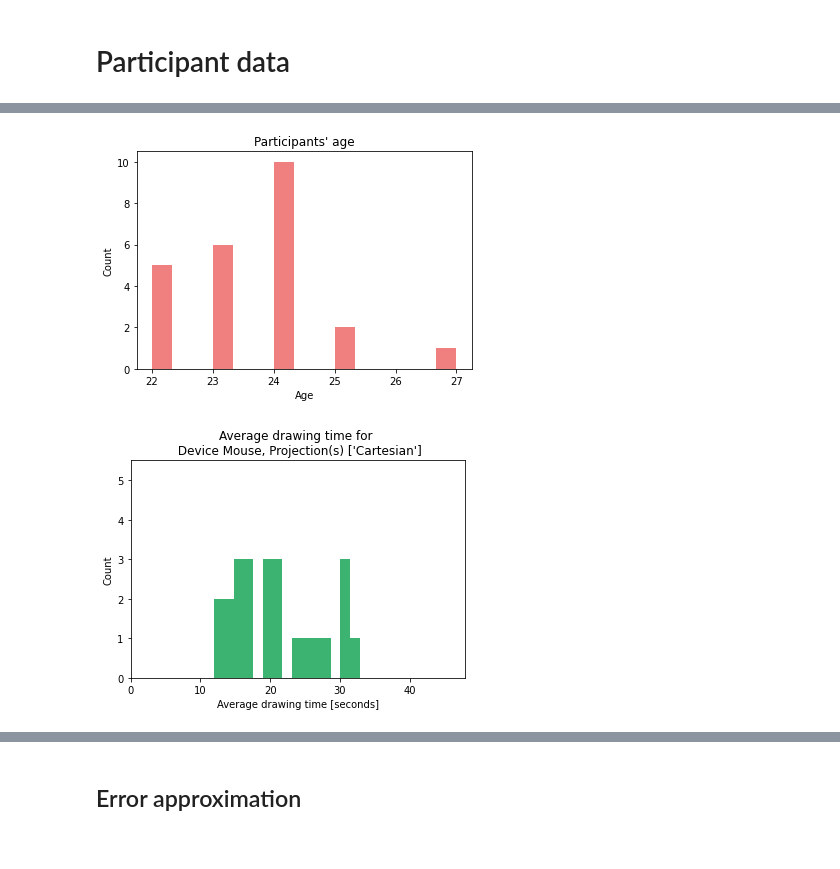
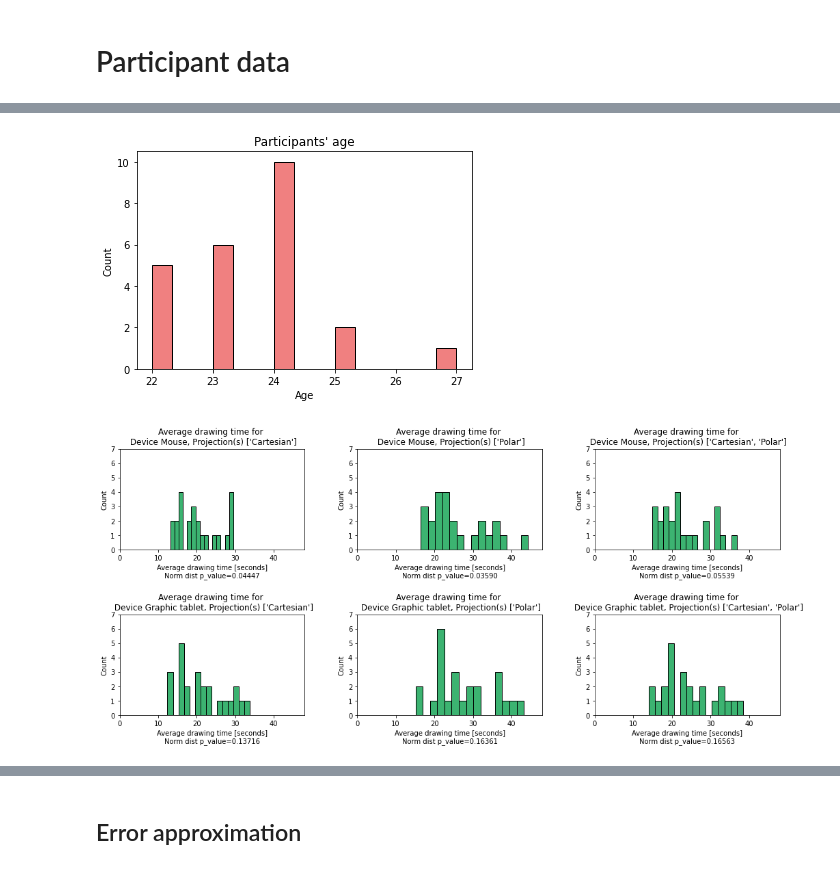
Before and after one commit to ivanazuzic/Efficiency-of-dragging-gestures, a Jupyter notebook: analysis/Analysis - Izborni projekt.ipynb, the cells around one changed output, grey strips where cells are left out. Drawn from its saved outputs; the diff is of its cells as text; code cells hidden in the pictures.

```diff
--- a/analysis/Analysis - Izborni projekt.ipynb
+++ b/analysis/Analysis - Izborni projekt.ipynb
@@ -187,17 +212,24 @@ def getAvgForFunc(projection, funcId, device, experimentMode = 0, data=df):
 
     return avg
 
-def getAvgsByFilter(projections, funcIds, devices, experimentModes, data=df):
+def getAvgsByFilter(projections, funcIds, devices, experimentModes, iodName=iodModelName, data=df):
     times = []
+    iods = []
     for experimentMode in experimentModes:
         for device in devices:
             for projection in projections:
                 for funcId in funcIds:
-                    avg = getAvgForFunc(projection, funcId, device, experimentMode, data)
+                    avg = getAvgForFunc(projection, funcId, device, experimentMode, data=data)
                     times.append(avg)
-    return times
+                    iods.append(getIodForFunc(projection, experimentMode, funcId, iodName))
+                    # use this if you want to get ALL drawing times paired with iods
+                    # avg = getAllDrawingTimesForFunc(projection, funcId, device, experimentMode, data)
+                    # times.extend(avg)
+                    # iods.extend([getIodForFunc(projection, experimentMode, funcId)] * len(avg))
 
-MAX_AVG_DRAW_TIME = round(max(getAvgsByFilter(PROJECTIONS, FUNC_IDS, DEVICES, TEST_MODES)))
+    return times, iods
+
+MAX_AVG_DRAW_TIME = round(max(getAvgsByFilter(PROJECTIONS, FUNC_IDS, DEVICES, TEST_MODES, "kappa")[0]))
 MAX_AVG_DRAW_TIME += 0.2 * MAX_AVG_DRAW_TIME
 
 # for mode in TEST_MODES:
@@ -312,8 +564,8 @@ def validateRegressionModel(reg, projections, experimentModes, device):
 # %%
 for projections in [["Cartesian"], ["Polar"], PROJECTIONS]:
     for device in DEVICES:
-        reg = getRegressionModel(projections, [0], device)
-        validateRegressionModel(reg, projections, [1], device)
+        trainRegressionModelThenValidate(projections, device)
+
 
         #reg2 = getRegressionModel(projections, [0, 1], device)
         # test the residuals as shown here: https://jeffmacaluso.github.io/post/LinearRegressionAssumptions/
@@ -368,7 +703,7 @@ for participant in participants:
     ages.append(age)
 
 plt.figure()
-plt.hist(ages, color="lightcoral", bins=15)
+plt.hist(ages, color="lightcoral", bins=15, edgecolor="black")
 plt.ylabel("Count")
 plt.xlabel("Age")
 plt.title("Participants' age")
@@ -397,36 +732,61 @@ print("Percentage of expert graphic tablet participants",
 
 print("\n ::::")
 print("Average drawing times")
+
+# Anderson-Darling test for normal distribution unknown mean and variance.
+def isDataNormallyDistributed(data, p_value_thresh=0.05):
+    p_value = normal_ad(data)[1]
+    print('p-value from the test - below 0.05 generally means non-normal:', p_value)
+
+    # Reporting the normality of the residuals
+    if p_value < p_value_thresh:
+        print('Data is not normally distributed')
+    else:
+        print('Data is normally distributed')
+    return p_value
+
+
+# separator is semicolon because the 'projections' column has commas in it
+separator = ';'
+
 # Average drawing time per user
 sortedParticipants = sorted(participants)
-for device in DEVICES:
-    for projections in [["Cartesian"], ["Polar"], PROJECTIONS]:
+figure, axes = plt.subplots(len(DEVICES), len([["Cartesian"], ["Polar"], PROJECTIONS]))
+figure.set_size_inches(15, 7)
+
+for k, device in enumerate(DEVICES):
+    for j, projections in enumerate([["Cartesian"], ["Polar"], PROJECTIONS]):
         pltData = []
-        print("Participant","Device", "Projections","Drawing Time Mean", "Drawing time variance", sep=";")
+        print("Participant","Device", "Projections","Drawing Time Mean", "Drawing time stdev", sep=separator)
         for i in range(len(sortedParticipants)):
             participant = sortedParticipants[i]
             dts = []
             for funcId in FUNC_IDS:
                 for experimentMode in TEST_MODES:
                     drawingTimes = df[df['Participant name'] == participant]
-                    drawingTimes = getAvgsByFilter(projections, [funcId], [device], [experimentMode], drawingTimes)
+                    drawingTimes, _ = getAvgsByFilter(projections, [funcId], [device], [experimentMode], data=drawingTimes)
                     dts.append(drawingTimes)
-            print(participant, device, projections, round(np.mean(dts), 4), round(np.std(dts), 4), sep=';')
-            pltData.append(np.median(dts))
+            print(participant, device, projections, round(np.mean(dts), 4), round(np.std(dts), 4), sep=separator)
+            pltData.append(np.mean(dts))
         # print()
-        plt.figure()
-        plt.hist(pltData, color='mediumseagreen', bins=15)
+        ax = axes[k][j]
+        ax.hist(pltData, color='mediumseagreen', bins=15, edgecolor="black")
+
+        pValueNormDist = isDataNormallyDistributed(np.array(pltData))
+
         title = "Average drawing time for \n Device %s, Projection(s) %s" %(device, projections)
-        plt.title(title)
-        plt.ylabel("Count")
-        plt.xlabel("Average drawing time [seconds]")
+        ax.set_title(title)
+        ax.set_ylabel("Count")
+        ax.set_xlabel("Average drawing time [seconds]\nNorm dist p_value=%.5f" % (pValueNormDist))
 
         # this lim is hard-coded. if I ever have time, I should make this soft-coded :)
-        plt.ylim([0, 5.5])
-        plt.xlim([0, MAX_AVG_DRAW_TIME])
+        ax.set_ylim([0, 7])
+        ax.set_xlim([0, MAX_AVG_DRAW_TIME])
+        print("\n\n")
 
-        saveFigure(participantDataFolderPath + title)
-        plt.show()
+figure.tight_layout(pad=2)
+saveFigure(participantDataFolderPath + "Average_drawing_times")
+plt.show()
 # %% [output]
 Number of participants: 24
 Average participant age: 23.542
@@ -448,2 +808,2 @@ wdragon;Mouse;['Cartesian'];15.4495;7.5166
-[figure, old version]
+[figure, new version]
-[figure, old version]
+[figure, new version]
```
Also changed, not shown: parts of 12 cells of this notebook, 8 other files.
